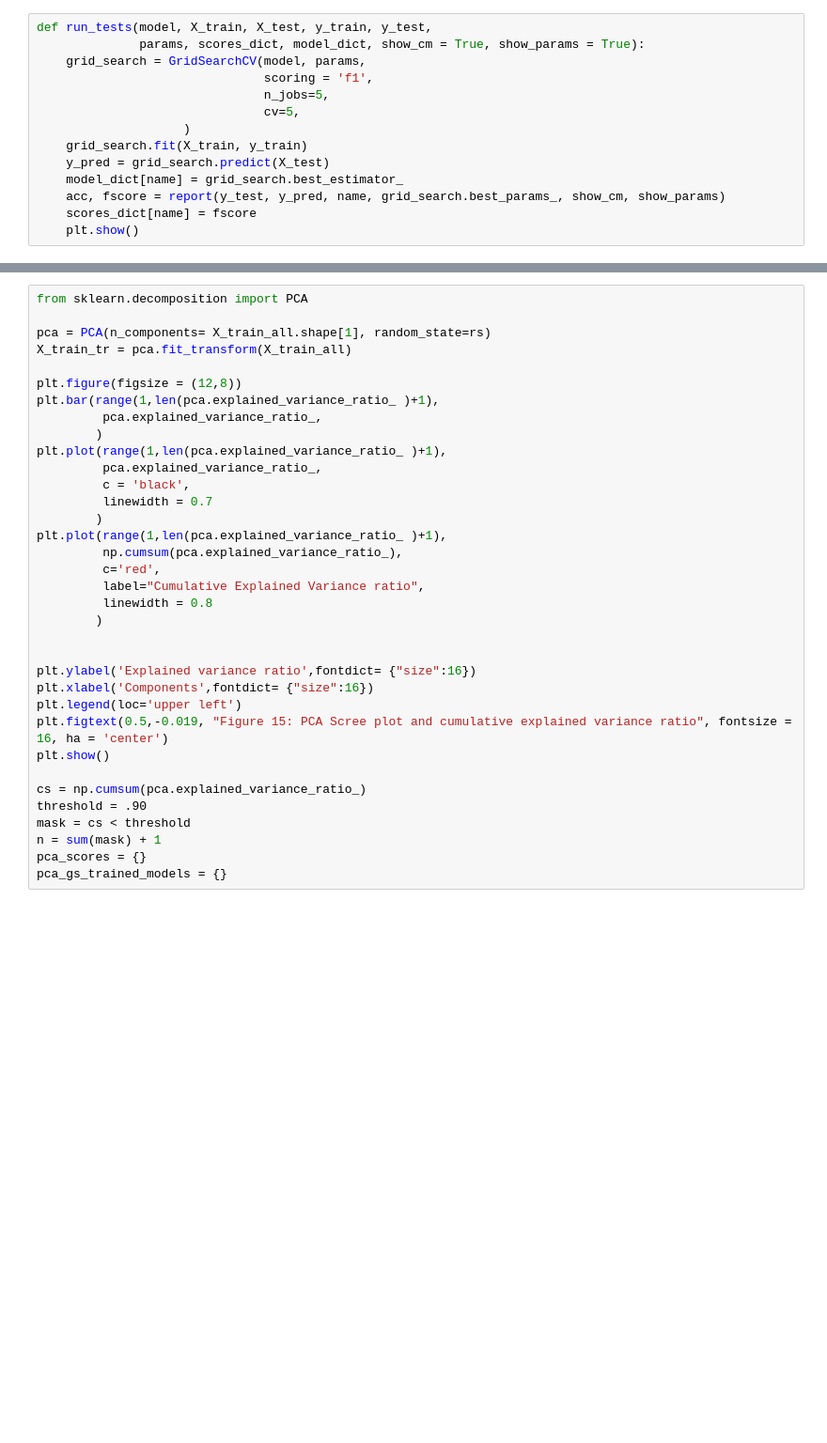
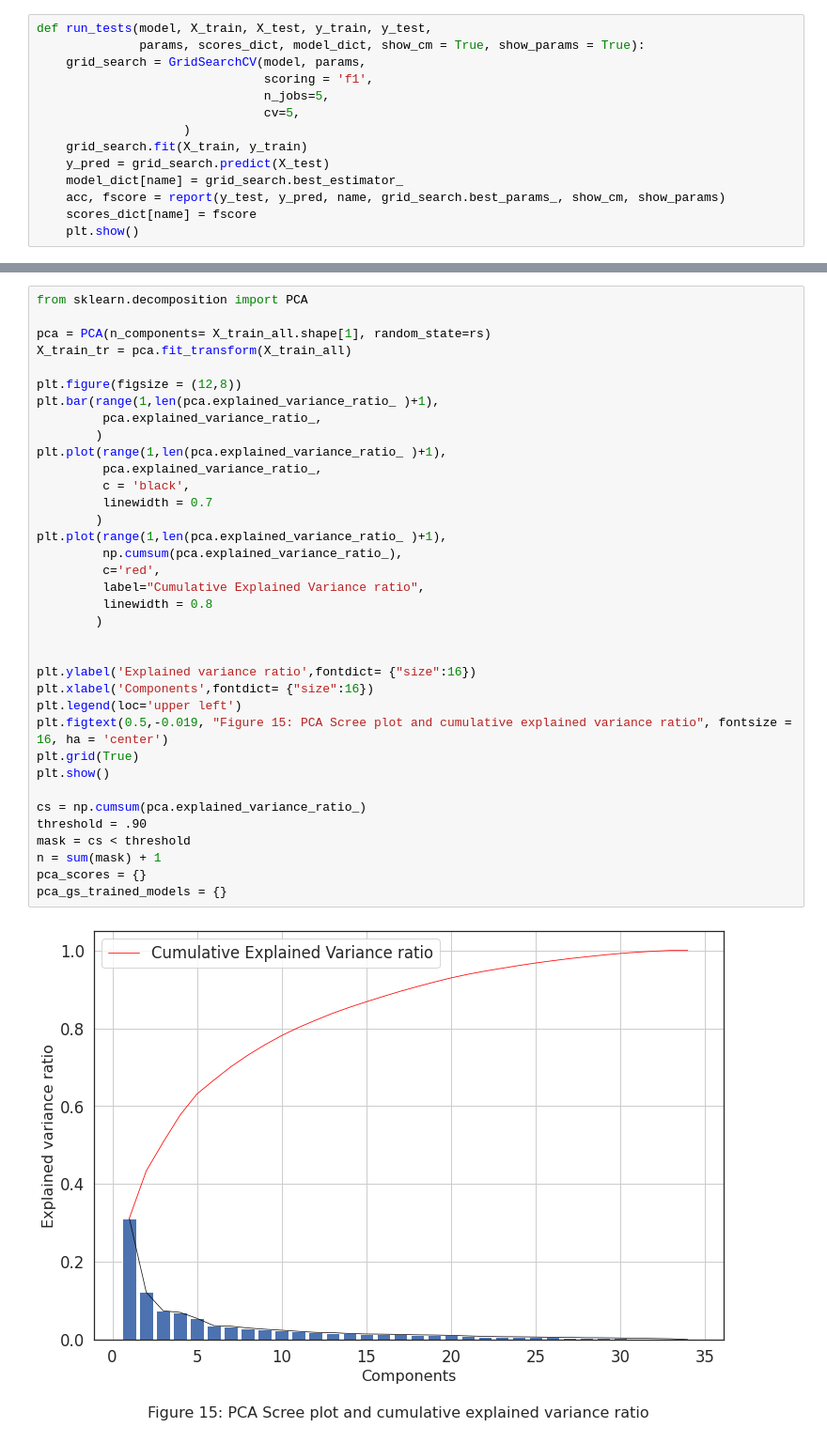
Before and after one commit to DeskDown/Ionosphere_Classfication, a Jupyter notebook: classification-of-ionosphere-returns.ipynb, the cells around one changed output, grey strips where cells are left out. Shown at 94% size. Saved outputs shown, nothing was run; the diff lists cells and outputs as text; blank space fills up the shorter version.

```diff
--- a/classification-of-ionosphere-returns.ipynb
+++ b/classification-of-ionosphere-returns.ipynb
@@ -880,31 +946,34 @@ X_train_tr = pca.fit_transform(X_train_all)
 
 plt.figure(figsize = (12,8))
 plt.bar(range(1,len(pca.explained_variance_ratio_ )+1),
          pca.explained_variance_ratio_,
         )
 plt.plot(range(1,len(pca.explained_variance_ratio_ )+1),
          pca.explained_variance_ratio_,
          c = 'black',
          linewidth = 0.7
         )
 plt.plot(range(1,len(pca.explained_variance_ratio_ )+1),
          np.cumsum(pca.explained_variance_ratio_),
          c='red',
          label="Cumulative Explained Variance ratio",
          linewidth = 0.8
         )
 
 
 plt.ylabel('Explained variance ratio',fontdict= {"size":16})
 plt.xlabel('Components',fontdict= {"size":16})
 plt.legend(loc='upper left')
 plt.figtext(0.5,-0.019, "Figure 15: PCA Scree plot and cumulative explained variance ratio", fontsize = 16, ha = 'center')
+plt.grid(True)
 plt.show()
 
 cs = np.cumsum(pca.explained_variance_ratio_)
 threshold = .90
 mask = cs < threshold
 n = sum(mask) + 1
 pca_scores = {}
 pca_gs_trained_models = {}
+# %% [output]
+[figure, added]
 # %% [markdown]
```
Also changed, not shown: parts of 37 cells of this notebook, 1 other file.
